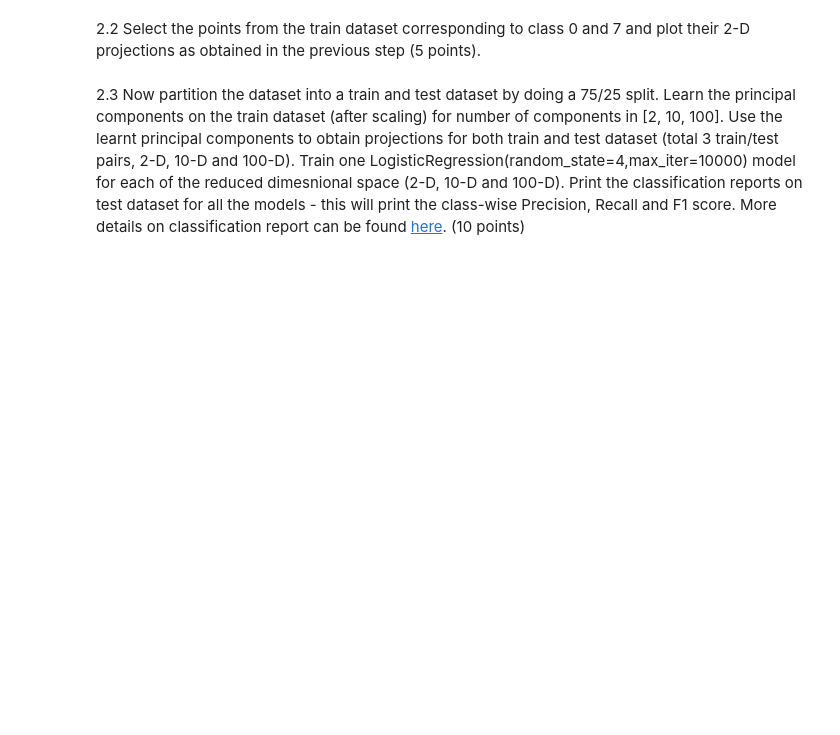
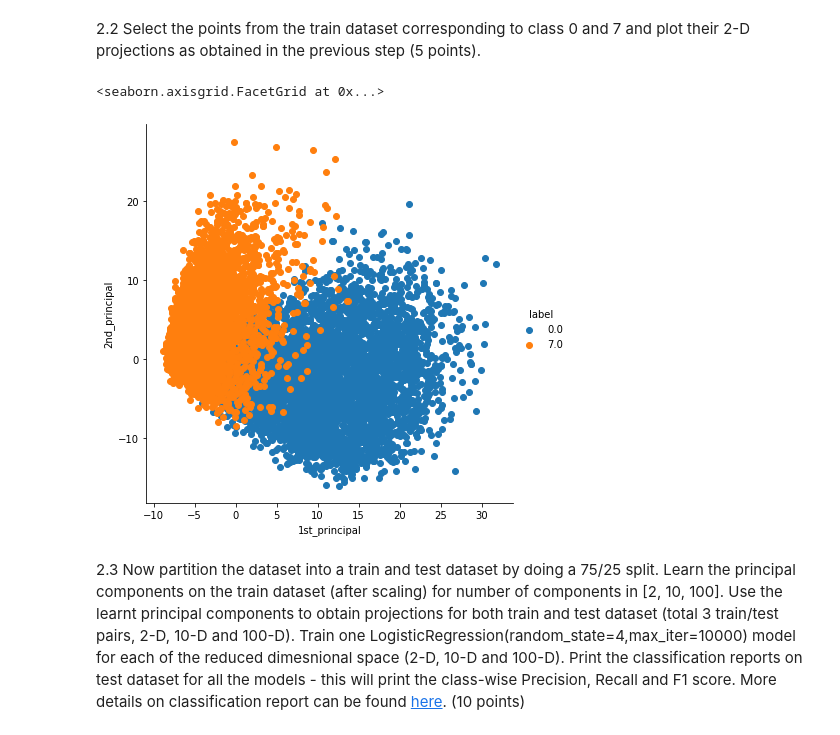
Before and after one commit to babusid/ECE461P, a Jupyter notebook: HW4/Homework4-2.ipynb, the cells around one changed output. Cells and saved outputs as stored; diff of their text form; code cells hidden in the pictures; blank space fills up the shorter version.

```diff
--- a/HW4/Homework4-2.ipynb
+++ b/HW4/Homework4-2.ipynb
@@ -46,6 +48,6 @@ dataset = pd.read_csv('mnist_train.csv')
 # %%
 scaler = StandardScaler()
-scaled_dataset = scaler.fit_transform(dataset)
+scaled_dataset = scaler.fit_transform(X)
 # %% [markdown]
 2.1 Now, do PCA and get 2 principal components of the data by performing following steps (10 points):
 
@@ -58,12 +60,28 @@ class PCA():
 
   def fit(self, X, k):
     ## code for getting the eigen vectors from the data
-    pass
+    covar = np.matmul(X.T, X)
+    # optain the two largest eigen values and corresponding eigen vectors
+    values, vectors = self.get_principal_components(k, covar)
+    return values, vectors
 
-  def get_principal_components(self, k):
+  def get_principal_components(self, k, covar):
     ## code for obtaining eigen vectors corresponding to the top-k eigen values
-    pass
+    n = covar.shape[0]
+    values, vectors = np.linalg.eig(covar)
+    # get the top k vectors
+    idx = values.argsort()[::-1][:k]
+    values = values[idx]
+    vectors = vectors[:, idx]
+    return values, vectors
 
-  def transform(self, data, k):
+  def transform(self, data, k, eigen_vectors):
     ## code for getting projections on the determined principal components
-    pass
+    data = data.T
+    projections = np.matmul(eigen_vectors.T, data)
+    return projections.T
+# %%
+pca = PCA()
+values, vectors = pca.fit(scaled_dataset, 2)
+projections = pca.transform(scaled_dataset, 2, vectors)
+projections
@@ -70,5 +96,19 @@ class PCA():
 # %% [markdown]
 2.2 Select the points from the train dataset corresponding to class 0 and 7 and plot their 2-D projections as obtained in the previous step (5 points).
+# %%
+# attach the label for each 2-d data point
+projections = np.vstack((projections.T, y)).T
+projections = np.array(projections)
+# get only projections with label 0 and 7
+mask = (projections[:, 2] == 0) | (projections[:, 2] == 7)
+projects = projections[mask]
+projects = pd.DataFrame(data=projects, columns=("1st_principal", "2nd_principal", "label"))
+# %%
+# now plot
+sn.FacetGrid(projects, hue='label', height=6).map(plt.scatter, '1st_principal', '2nd_principal').add_legend()
+# %% [output]
+<seaborn.axisgrid.FacetGrid at 0x...>
+[figure, added]
 # %% [markdown]
 2.3 Now partition the dataset into a train and test dataset by doing a 75/25 split. Learn the principal components on the train dataset (after scaling) for number of components in [2, 10, 100]. Use the learnt principal components to obtain projections for both train and test dataset (total 3 train/test pairs, 2-D, 10-D and 100-D). Train one LogisticRegression(random_state=4,max_iter=10000) model for each of the reduced dimesnional space (2-D, 10-D and 100-D). Print the classification reports on test dataset for all the models -  this will print the class-wise Precision, Recall and F1 score. More details on classification report can be found [here](https://scikit-learn.org/stable/modules/generated/sklearn.metrics.classification_report.html). (10 points)
 # %%
```
Also changed, not shown: parts of 5 cells of this notebook.
